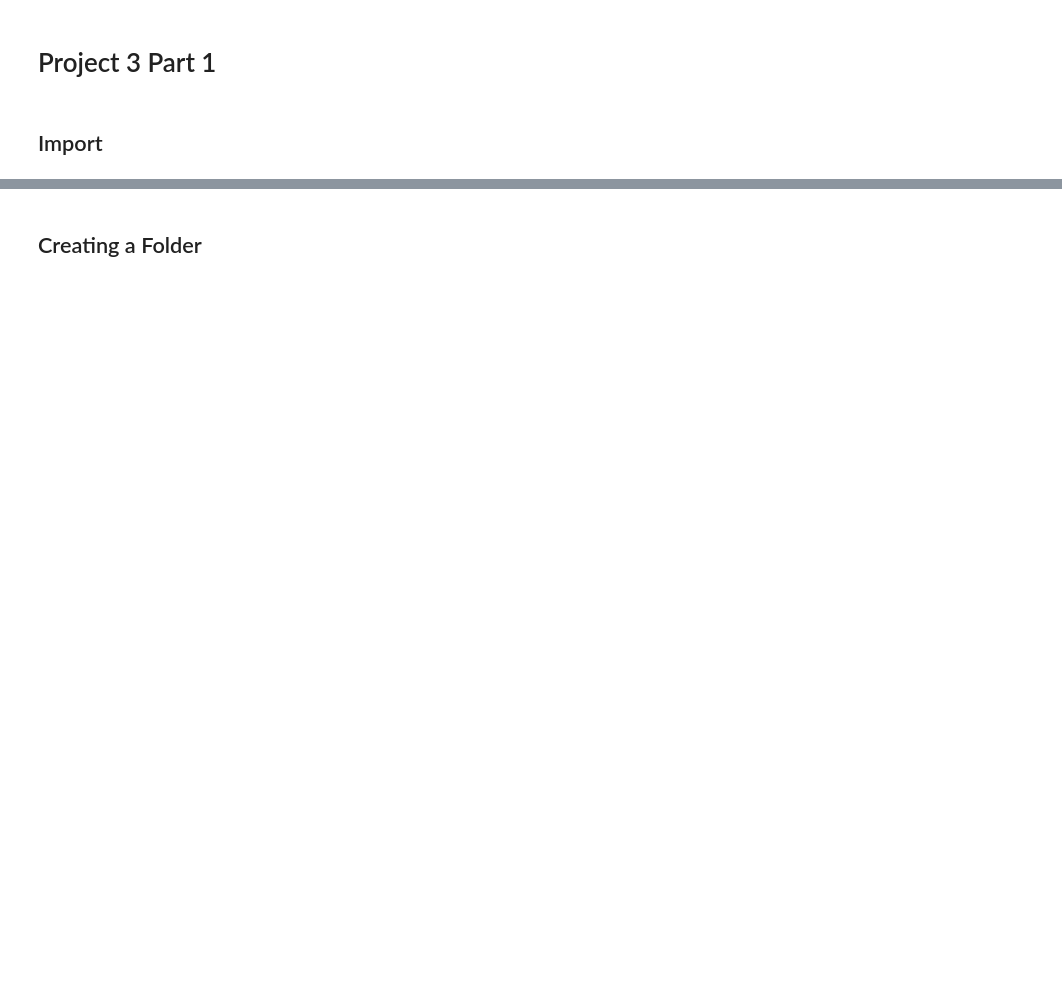
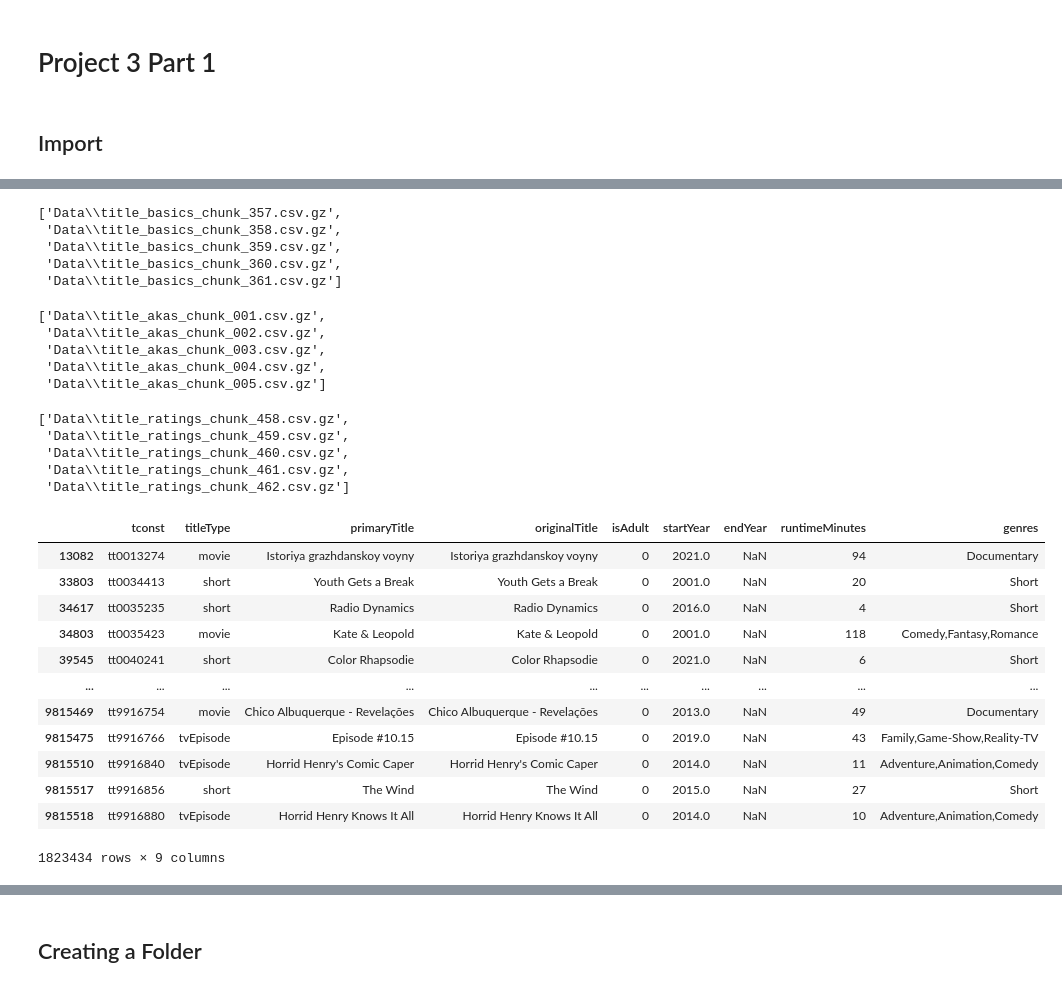
Before and after one commit to CaillahR/Project-3-Part-1, a Jupyter notebook: Project 3 part 1.ipynb, the cells around one changed output, grey strips where cells are left out. Saved outputs shown, nothing was run; the diff lists cells and outputs as text; code cells hidden in the pictures; blank space fills up the shorter version.

```diff
--- a/Project 3 part 1.ipynb
+++ b/Project 3 part 1.ipynb
@@ -65,0 +10,4 @@ ratings.info()
+# %%
+akas_url = "https://datasets.imdbws.com/title.akas.tsv.gz"
+chunk_num = 1
+akas = pd.read_csv(akas_url, sep='\t', low_memory=False, chunksize = 100000)
@@ -65,0 +18,4 @@ ratings.info()
+# %%
+ratings_url = "https://datasets.imdbws.com/title.ratings.tsv.gz"
+chunk_num = 1
+ratings = pd.read_csv(ratings_url, sep = "\t", low_memory = False, chunksize = 100000)
@@ -65,0 +24,15 @@ ratings.info()
+# %%
+for temp_df1 in akas:
+        #### COMBINED WORKFLOW FROM ABOVE
+    ## Replace "\N" with np.nan
+    temp_df1.replace({'\\N':np.nan},inplace=True)
+
+    ### Saving chunk to disk
+    fname1= f'Data/title_akas_chunk_{chunk_num:03d}.csv.gz'
+    temp_df1.to_csv(fname1, compression='gzip')
+    print(f"- Saved {fname1}")
+
+    ## increment chunk_num
+    chunk_num+=1
+## Closing the reader now that we are done looping through the file
+akas.close()
@@ -65,0 +129,57 @@ ratings.info()
+# %%
+import glob
+q = "Data/title_basics_chunk*.csv.gz"
+chunked_files1 = sorted(glob.glob(q))
+# Showing the first 5
+chunked_files1[:5]
+# %% [output]
+['Data\\title_basics_chunk_357.csv.gz',
+ 'Data\\title_basics_chunk_358.csv.gz',
+ 'Data\\title_basics_chunk_359.csv.gz',
+ 'Data\\title_basics_chunk_360.csv.gz',
+ 'Data\\title_basics_chunk_361.csv.gz']
+# %%
+q = "Data/title_akas_chunk*.csv.gz"
+chunked_files2 = sorted(glob.glob(q))
+# Showing the first 5
+chunked_files2[:5]
+# %% [output]
+['Data\\title_akas_chunk_001.csv.gz',
+ 'Data\\title_akas_chunk_002.csv.gz',
+ 'Data\\title_akas_chunk_003.csv.gz',
+ 'Data\\title_akas_chunk_004.csv.gz',
+ 'Data\\title_akas_chunk_005.csv.gz']
+# %%
+q = "Data/title_ratings_chunk*.csv.gz"
+chunked_files3 = sorted(glob.glob(q))
+# Showing the first 5
+chunked_files3[:5]
+# %% [output]
+['Data\\title_ratings_chunk_458.csv.gz',
+ 'Data\\title_ratings_chunk_459.csv.gz',
+ 'Data\\title_ratings_chunk_460.csv.gz',
+ 'Data\\title_ratings_chunk_461.csv.gz',
+ 'Data\\title_ratings_chunk_462.csv.gz']
+# %%
+## Loading all files as df and appending to a list
+df_list1 = []
+for file1 in chunked_files1:
+    temp_df1 = pd.read_csv(file1, index_col=0)
+    df_list1.append(temp_df1)
+    ## Concatenating the list of dfs into 1 combined
+akas_combined = pd.concat(df_list1)
+akas_combined
+# %% [output]
+|  | tconst | titleType | primaryTitle | originalTitle | isAdult | startYear | endYear | runtimeMinutes | genres |
+| 13082 | tt0013274 | movie | Istoriya grazhdanskoy voyny | Istoriya grazhdanskoy voyny | 0 | 2021.0 | NaN | 94 | Documentary |
+| 33803 | tt0034413 | short | Youth Gets a Break | Youth Gets a Break | 0 | 2001.0 | NaN | 20 | Short |
+| 34617 | tt0035235 | short | Radio Dynamics | Radio Dynamics | 0 | 2016.0 | NaN | 4 | Short |
+| 34803 | tt0035423 | movie | Kate & Leopold | Kate & Leopold | 0 | 2001.0 | NaN | 118 | Comedy,Fantasy,Romance |
+| 39545 | tt0040241 | short | Color Rhapsodie | Color Rhapsodie | 0 | 2021.0 | NaN | 6 | Short |
+| ... | ... | ... | ... | ... | ... | ... | ... | ... | ... |
+| 9815469 | tt9916754 | movie | Chico Albuquerque - Revelações | Chico Albuquerque - Revelações | 0 | 2013.0 | NaN | 49 | Documentary |
+| 9815475 | tt9916766 | tvEpisode | Episode #10.15 | Episode #10.15 | 0 | 2019.0 | NaN | 43 | Family,Game-Show,Reality-TV |
+| 9815510 | tt9916840 | tvEpisode | Horrid Henry's Comic Caper | Horrid Henry's Comic Caper | 0 | 2014.0 | NaN | 11 | Adventure,Animation,Comedy |
+| 9815517 | tt9916856 | short | The Wind | The Wind | 0 | 2015.0 | NaN | 27 | Short |
+| 9815518 | tt9916880 | tvEpisode | Horrid Henry Knows It All | Horrid Henry Knows It All | 0 | 2014.0 | NaN | 10 | Adventure,Animation,Comedy |
+1823434 rows × 9 columns
```
Also changed, not shown: parts of 38 cells of this notebook, 1 other file.
